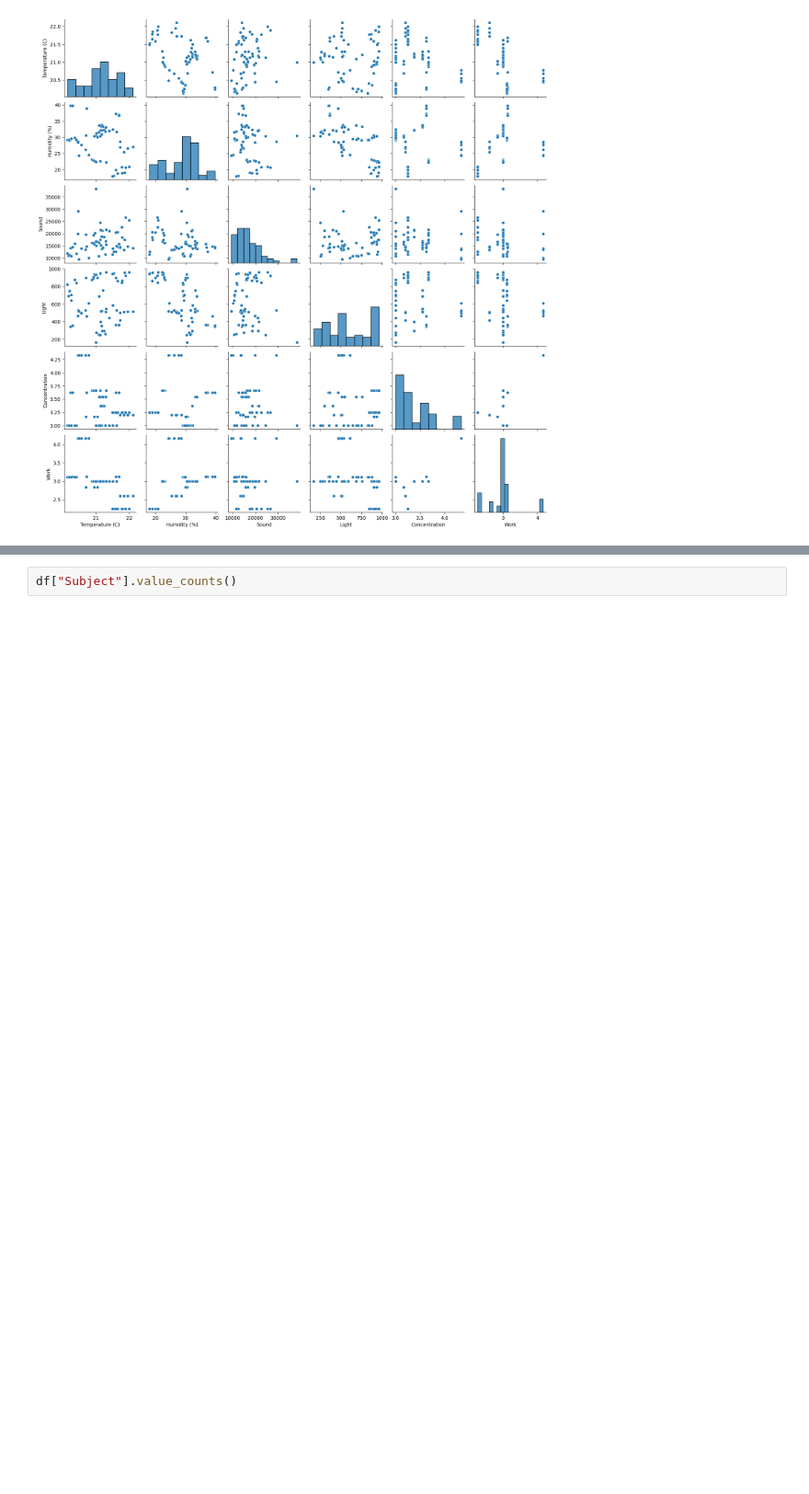
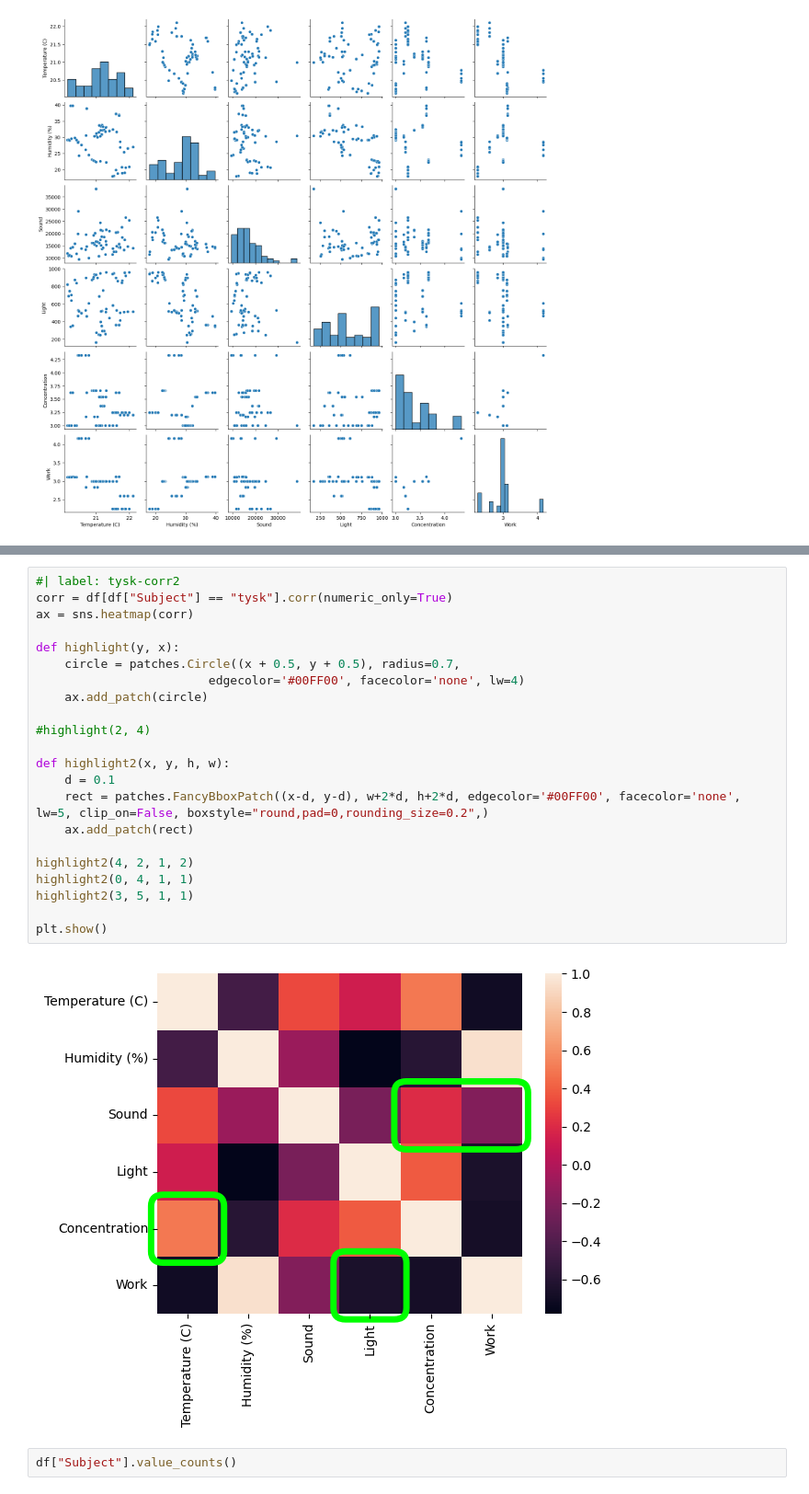
Before and after one commit to LilleAila/tof-prosjekt-26, a Jupyter notebook: data/analysis.ipynb, the cells around one changed output, grey strips where cells are left out. Shown at 92% size. Saved outputs shown, nothing was run; the diff lists cells and outputs as text; blank space fills up the shorter version.

```diff
--- a/data/analysis.ipynb
+++ b/data/analysis.ipynb
@@ -107,3 +124,27 @@ sns.heatmap(corr)
+# %%
+#| label: tysk-corr2
+corr = df[df["Subject"] == "tysk"].corr(numeric_only=True)
+ax = sns.heatmap(corr)
+
+def highlight(y, x):
+    circle = patches.Circle((x + 0.5, y + 0.5), radius=0.7,
+                        edgecolor='#00FF00', facecolor='none', lw=4)
+    ax.add_patch(circle)
+
+#highlight(2, 4)
+
+def highlight2(x, y, h, w):
+    d = 0.1
+    rect = patches.FancyBboxPatch((x-d, y-d), w+2*d, h+2*d, edgecolor='#00FF00', facecolor='none', lw=5, clip_on=False, boxstyle="round,pad=0,rounding_size=0.2",)
+    ax.add_patch(rect)
+
+highlight2(4, 2, 1, 2)
+highlight2(0, 4, 1, 1)
+highlight2(3, 5, 1, 1)
+
+plt.show()
+# %% [output]
+[figure, added]
 # %%
 df["Subject"].value_counts()
 # %% [output]
```
Also changed, not shown: parts of 4 cells of this notebook, 2 other files.
